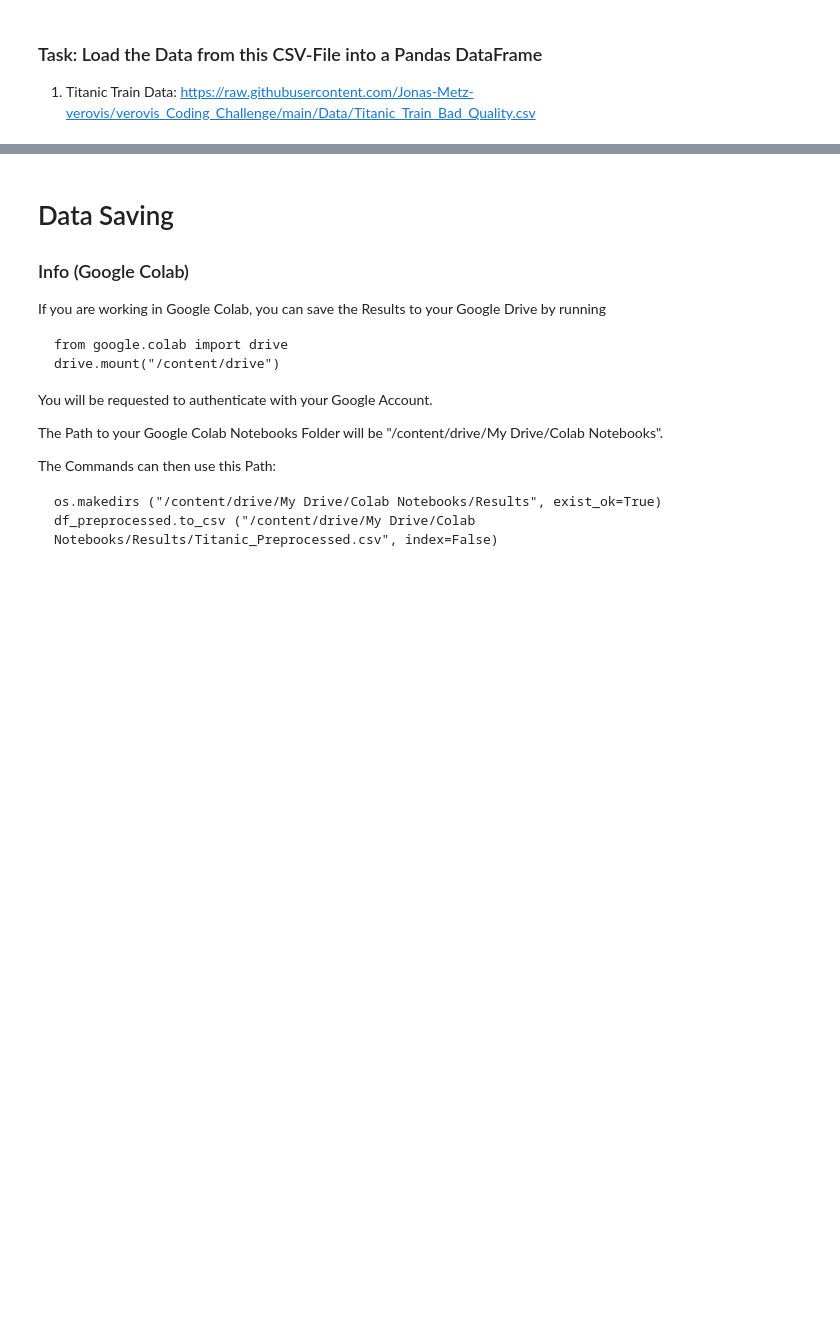
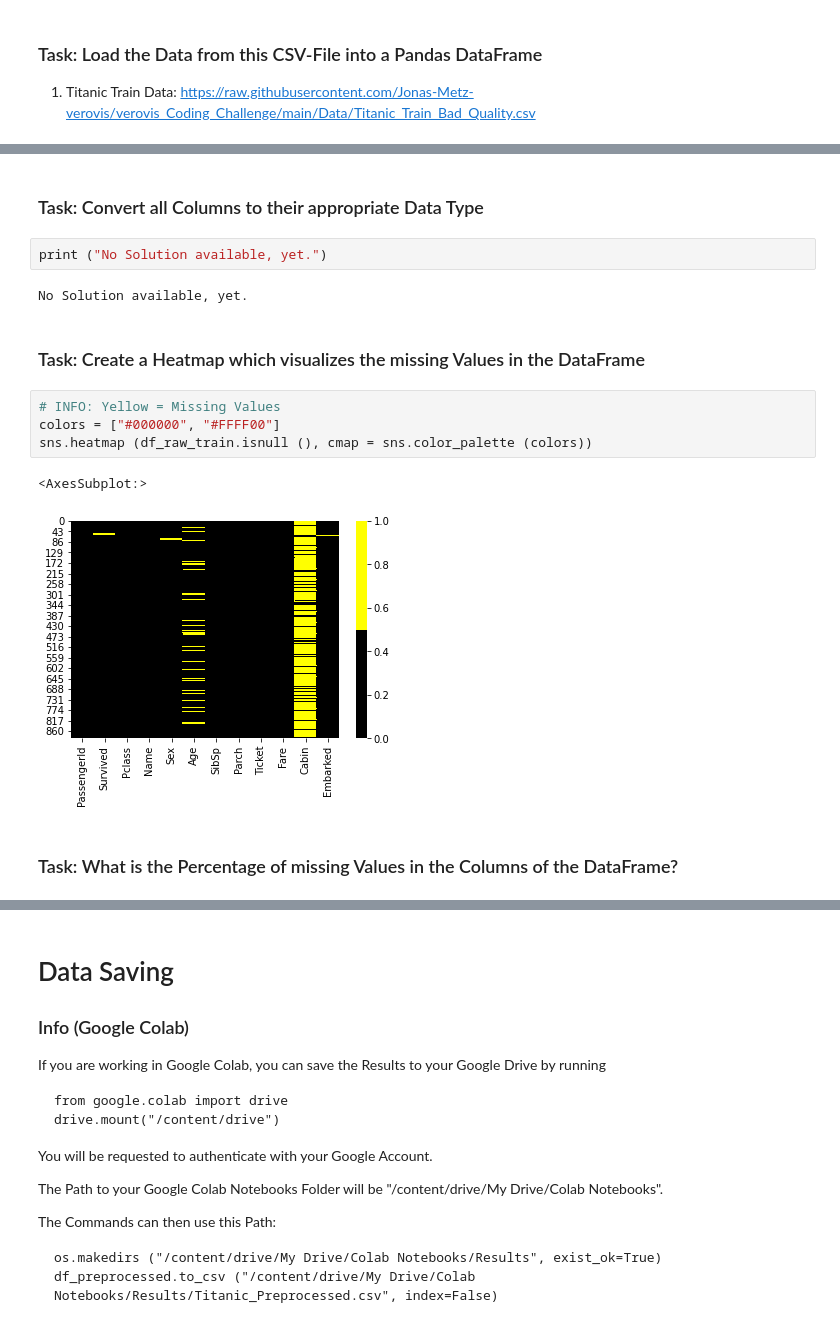
Before and after one commit to Jonas-Metz-verovis/verovis_Coding_Challenge, a Jupyter notebook: 02_Data_Preprocessing_Solution.ipynb, the cells around one changed output, grey strips where cells are left out. Cells and saved outputs as stored; diff of their text form; blank space fills up the shorter version.

Commit message:
Updated Data Preprocessing

```diff
--- a/02_Data_Preprocessing_Solution.ipynb
+++ b/02_Data_Preprocessing_Solution.ipynb
@@ -47,0 +110,17 @@ df_raw_train.dtypes
+# %% [markdown]
+### Task: Convert all Columns to their appropriate Data Type
+# %%
+print ("No Solution available, yet.")
+# %% [output]
+No Solution available, yet.
+# %% [markdown]
+### Task: Create a Heatmap which visualizes the missing Values in the DataFrame
+# %%
+# INFO: Yellow = Missing Values
+colors = ["#000000", "#FFFF00"]
+sns.heatmap (df_raw_train.isnull (), cmap = sns.color_palette (colors))
+# %% [output]
+<AxesSubplot:>
+[figure, added]
+# %% [markdown]
+### Task: What is the Percentage of missing Values in the Columns of the DataFrame?
```
Also changed, not shown: parts of 38 cells of this notebook, 2 other files.
